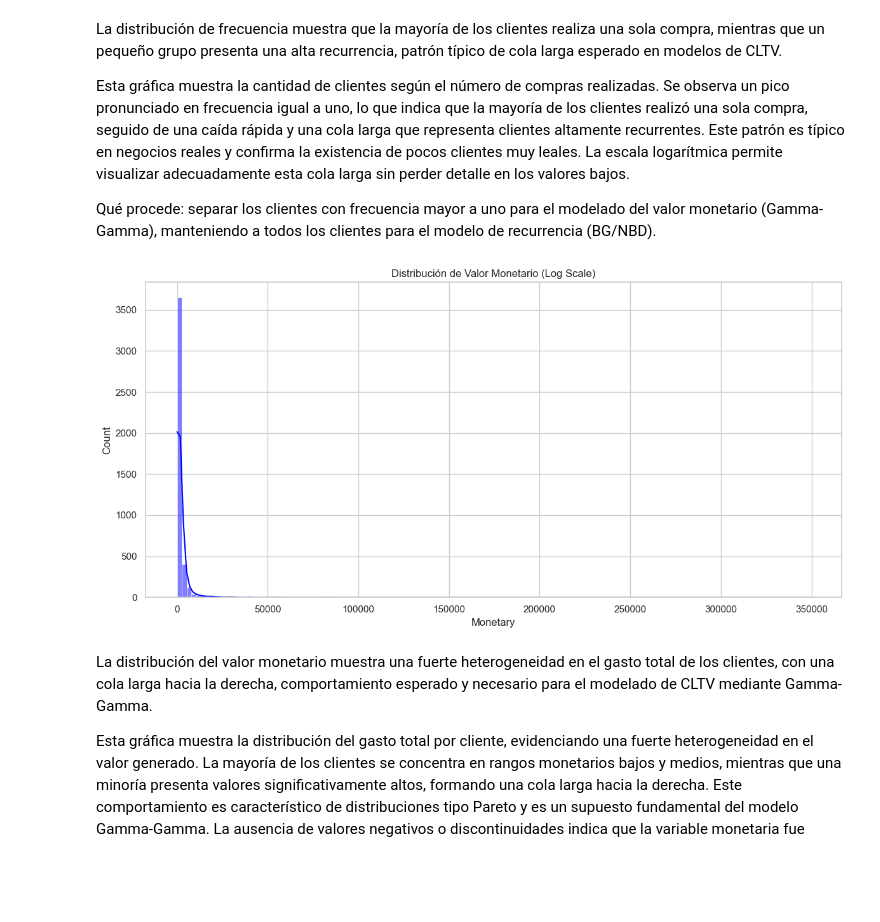
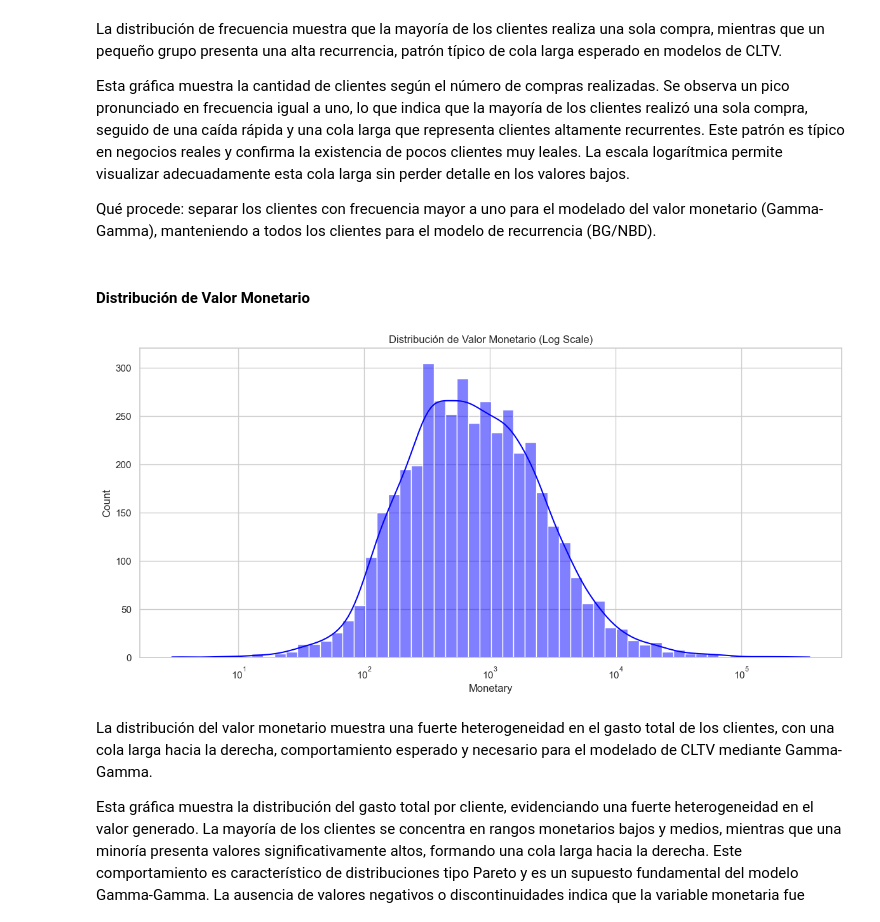
Before and after one commit to DaLeedev/CLTV_PROJECT, a Jupyter notebook: notebooks/03_Exploracion de los Datos.ipynb, the cells around one changed output. Cells and saved outputs as stored; diff of their text form; code cells hidden in the pictures; blank space fills up the shorter version.

```diff
--- a/notebooks/03_Exploracion de los Datos.ipynb
+++ b/notebooks/03_Exploracion de los Datos.ipynb
@@ -168,13 +174,15 @@ La distribución de frecuencia muestra que la mayoría de los clientes realiza u
 Esta gráfica muestra la cantidad de clientes según el número de compras realizadas. Se observa un pico pronunciado en frecuencia igual a uno, lo que indica que la mayoría de los clientes realizó una sola compra, seguido de una caída rápida y una cola larga que representa clientes altamente recurrentes. Este patrón es típico en negocios reales y confirma la existencia de pocos clientes muy leales. La escala logarítmica permite visualizar adecuadamente esta cola larga sin perder detalle en los valores bajos.
 
 Qué procede: separar los clientes con frecuencia mayor a uno para el modelado del valor monetario (Gamma-Gamma), manteniendo a todos los clientes para el modelo de recurrencia (BG/NBD).
+# %% [markdown]
+#### Distribución de Valor Monetario
 # %%
-sns.histplot(rfm['Monetary'], kde=True, color='blue')
+sns.histplot(rfm['Monetary'], kde=True, log_scale=True, color='blue')
 plt.title('Distribución de Valor Monetario (Log Scale)')
 plt.tight_layout()
 plt.show()
 # %% [output]
-[figure, old version]
+[figure, new version]
 # %% [markdown]
 La distribución del valor monetario muestra una fuerte heterogeneidad en el gasto total de los clientes, con una cola larga hacia la derecha, comportamiento esperado y necesario para el modelado de CLTV mediante Gamma-Gamma.
 
```
Also changed, not shown: parts of 3 cells of this notebook.
